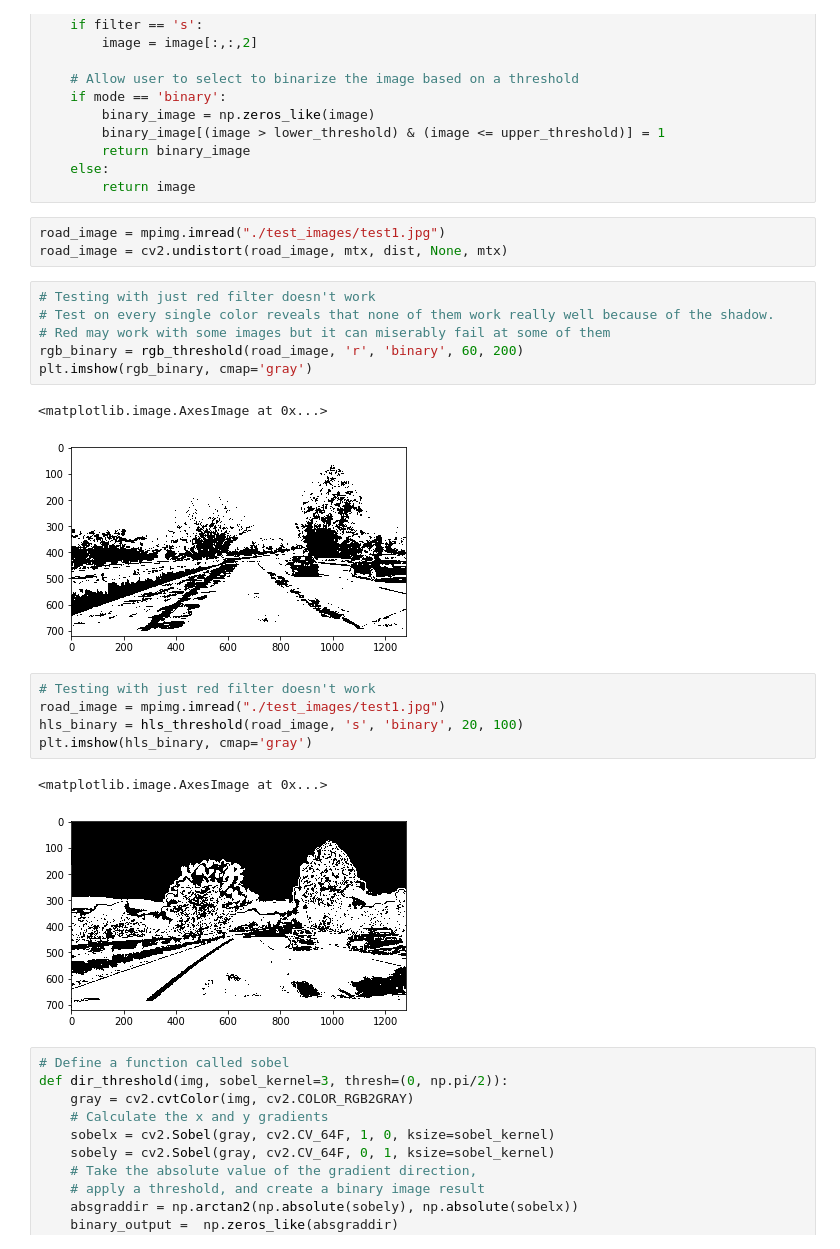
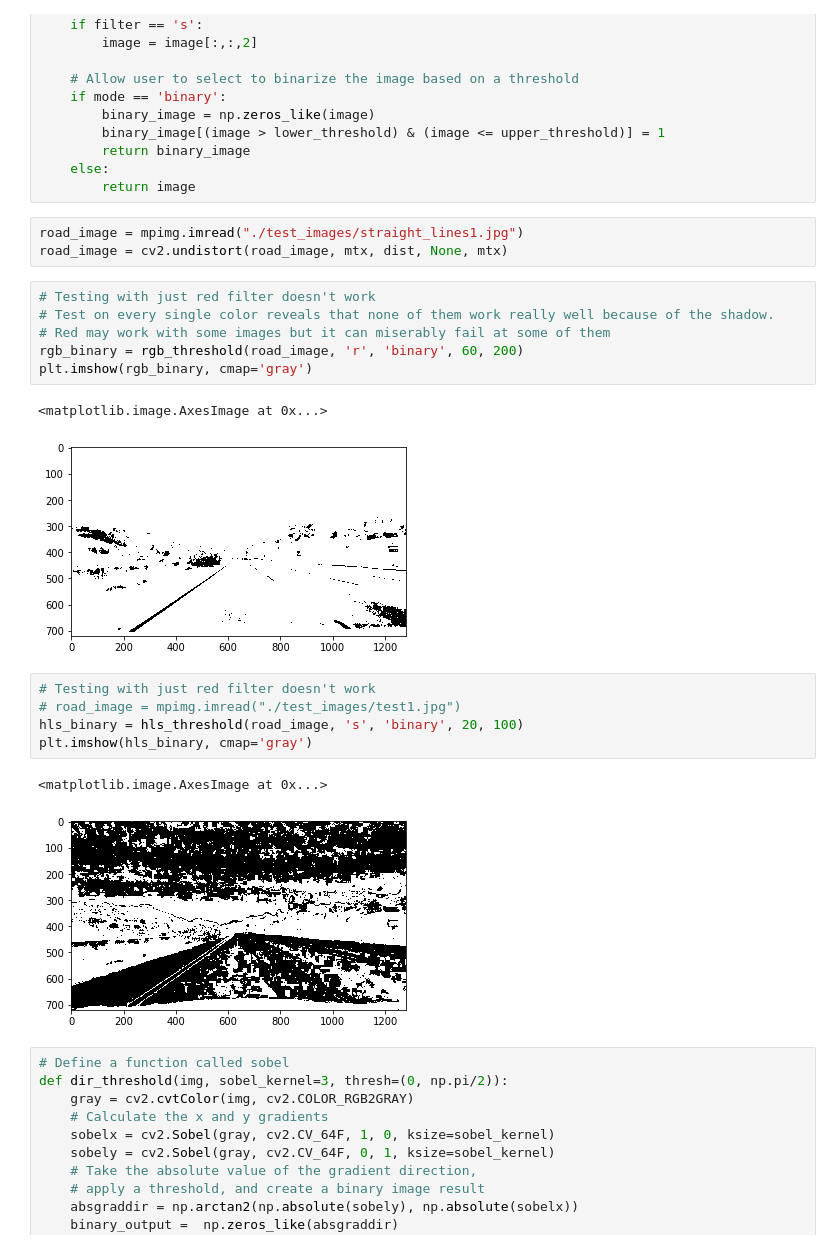
Before and after one commit to hairizuanbinnoorazman/CarND-Advanced-Lane-Lines, a Jupyter notebook: Advanced Lane Finding.ipynb, the cells around one changed output. Drawn from its saved outputs; the diff is of its cells as text.

```diff
--- a/Advanced Lane Finding.ipynb
+++ b/Advanced Lane Finding.ipynb
@@ -208,7 +208,7 @@ def hls_threshold(image, filter=None, mode=None, lower_threshold=None, upper_thr
     else:
         return image
 # %%
-road_image = mpimg.imread("./test_images/test1.jpg")
+road_image = mpimg.imread("./test_images/straight_lines1.jpg")
 road_image = cv2.undistort(road_image, mtx, dist, None, mtx)
 # %%
 # Testing with just red filter doesn't work
@@ -218,15 +218,15 @@ rgb_binary = rgb_threshold(road_image, 'r', 'binary', 60, 200)
 plt.imshow(rgb_binary, cmap='gray')
 # %% [output]
 <matplotlib.image.AxesImage at 0x...>
-[figure, old version]
+[figure, new version]
 # %%
 # Testing with just red filter doesn't work
-road_image = mpimg.imread("./test_images/test1.jpg")
+# road_image = mpimg.imread("./test_images/test1.jpg")
 hls_binary = hls_threshold(road_image, 's', 'binary', 20, 100)
 plt.imshow(hls_binary, cmap='gray')
 # %% [output]
 <matplotlib.image.AxesImage at 0x...>
-[figure, old version]
+[figure, new version]
 # %%
 # Define a function called sobel
 def dir_threshold(img, sobel_kernel=3, thresh=(0, np.pi/2)):
```
Also changed, not shown: parts of 20 cells of this notebook, 1 other file.
